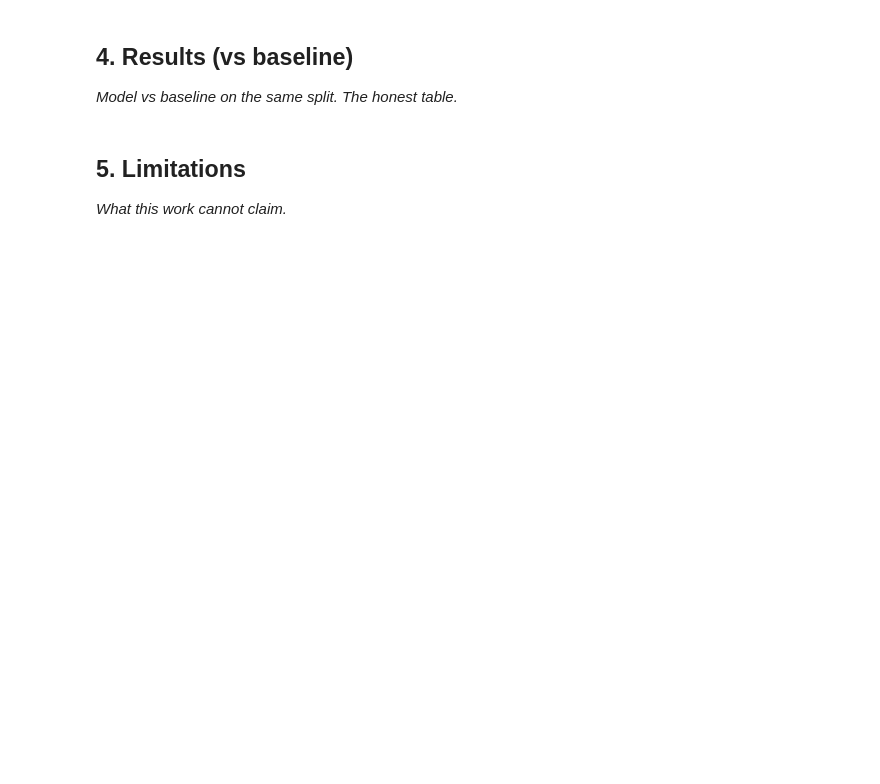
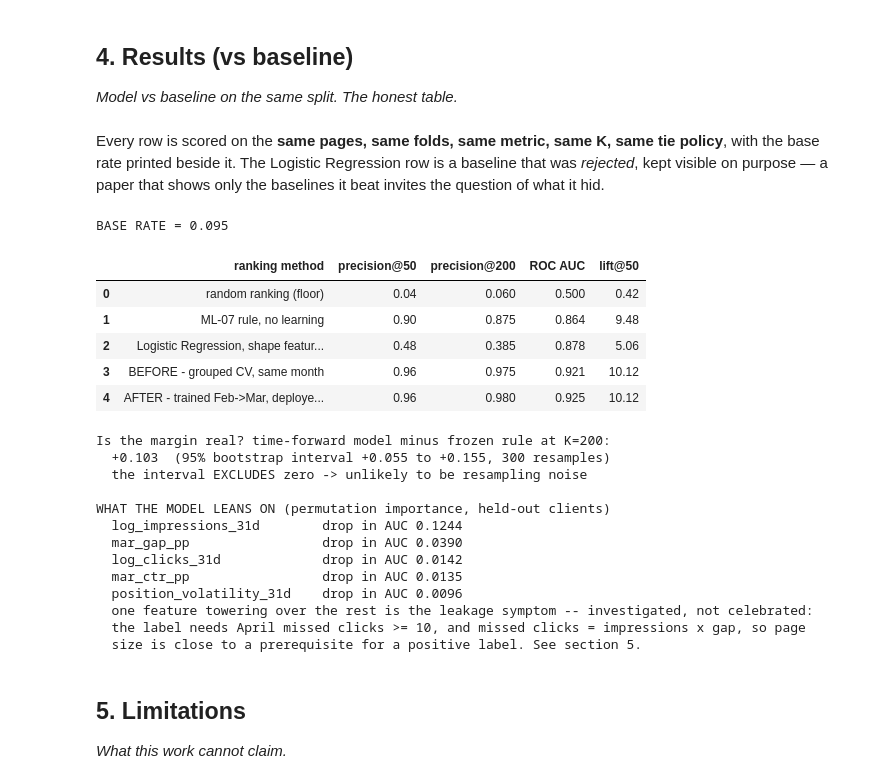
Before and after one commit to widadfatimakhan/flyrank-internship-ml, a Jupyter notebook: work/notebooks/capstone.ipynb, the cells around one changed output. Saved outputs shown, nothing was run; the diff lists cells and outputs as text; code cells hidden in the pictures; blank space fills up the shorter version.

```diff
--- a/work/notebooks/capstone.ipynb
+++ b/work/notebooks/capstone.ipynb
@@ -22,6 +269,58 @@ This skeleton is yours to fill. Work the sections **in order** — each one has
 ## 4. Results (vs baseline)
 
 *Model vs baseline on the same split. The honest table.*
+# %% [markdown]
+Every row is scored on the **same pages, same folds, same metric, same K, same tie policy**, with the
+base rate printed beside it. The Logistic Regression row is a baseline that was *rejected*, kept
+visible on purpose — a paper that shows only the baselines it beat invites the question of what it
+hid.
+# %%
+rows = [{"ranking method": r["design"].split(". ", 1)[-1],
+         "precision@50": r["precision@50"], "precision@200": r["precision@200"],
+         "ROC AUC": r["ROC AUC"]} for r in R["ml09"]["honest_split"]["table"]]
+lr = [r for r in R["ml08"]["comparison"] if r["model"].startswith("LogReg")][0]
+rows.insert(2, {"ranking method": "Logistic Regression, shape features (REJECTED baseline)",
+                "precision@50": lr["precision@50"], "precision@200": lr["precision@200"],
+                "ROC AUC": lr["ROC AUC"]})
+results = pd.DataFrame(rows)
+base = R["ml08"]["population"]["base_rate"]
+results["lift@50"] = (results["precision@50"] / base).round(2)
+print(f"BASE RATE = {base:.3f}\n")
+display(results)
+
+bs = R["ml09"]["bootstrap_time_forward_vs_rule_at_200"]
+print(f"\nIs the margin real? time-forward model minus frozen rule at K=200:")
+print(f"  {bs['mean']:+.3f}  (95% bootstrap interval {bs['ci95'][0]:+.3f} to {bs['ci95'][1]:+.3f}, "
+      f"{bs['resamples']} resamples)")
+print(f"  the interval EXCLUDES zero -> unlikely to be resampling noise")
+
+print(f"\nWHAT THE MODEL LEANS ON (permutation importance, held-out clients)")
+for f in R["ml08"]["top_features"]:
+    print(f"  {f['feature']:26} drop in AUC {f['drop_in_auc']:.4f}")
+print("  one feature towering over the rest is the leakage symptom -- investigated, not celebrated:")
+print("  the label needs April missed clicks >= 10, and missed clicks = impressions x gap, so page")
+print("  size is close to a prerequisite for a positive label. See section 5.")
+# %% [output]
+BASE RATE = 0.095
+|  | ranking method | precision@50 | precision@200 | ROC AUC | lift@50 |
+| 0 | random ranking (floor) | 0.04 | 0.060 | 0.500 | 0.42 |
+| 1 | ML-07 rule, no learning | 0.90 | 0.875 | 0.864 | 9.48 |
+| 2 | Logistic Regression, shape featur... | 0.48 | 0.385 | 0.878 | 5.06 |
+| 3 | BEFORE - grouped CV, same month | 0.96 | 0.975 | 0.921 | 10.12 |
+| 4 | AFTER - trained Feb->Mar, deploye... | 0.96 | 0.980 | 0.925 | 10.12 |
+Is the margin real? time-forward model minus frozen rule at K=200:
+  +0.103  (95% bootstrap interval +0.055 to +0.155, 300 resamples)
+  the interval EXCLUDES zero -> unlikely to be resampling noise
+
+WHAT THE MODEL LEANS ON (permutation importance, held-out clients)
+  log_impressions_31d        drop in AUC 0.1244
+  mar_gap_pp                 drop in AUC 0.0390
+  log_clicks_31d             drop in AUC 0.0142
+  mar_ctr_pp                 drop in AUC 0.0135
+  position_volatility_31d    drop in AUC 0.0096
+  one feature towering over the rest is the leakage symptom -- investigated, not celebrated:
+  the label needs April missed clicks >= 10, and missed clicks = impressions x gap, so page
+  size is close to a prerequisite for a positive label. See section 5.
 # %% [markdown]
 ## 5. Limitations
 
```
Also changed, not shown: parts of 16 cells of this notebook.
